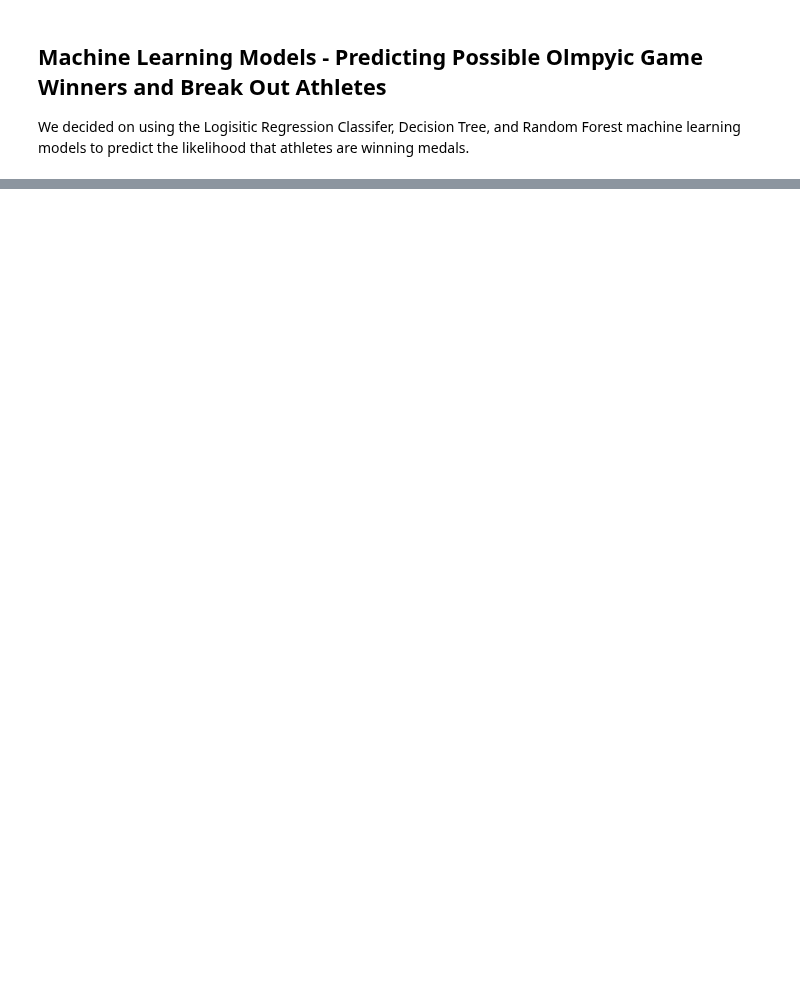
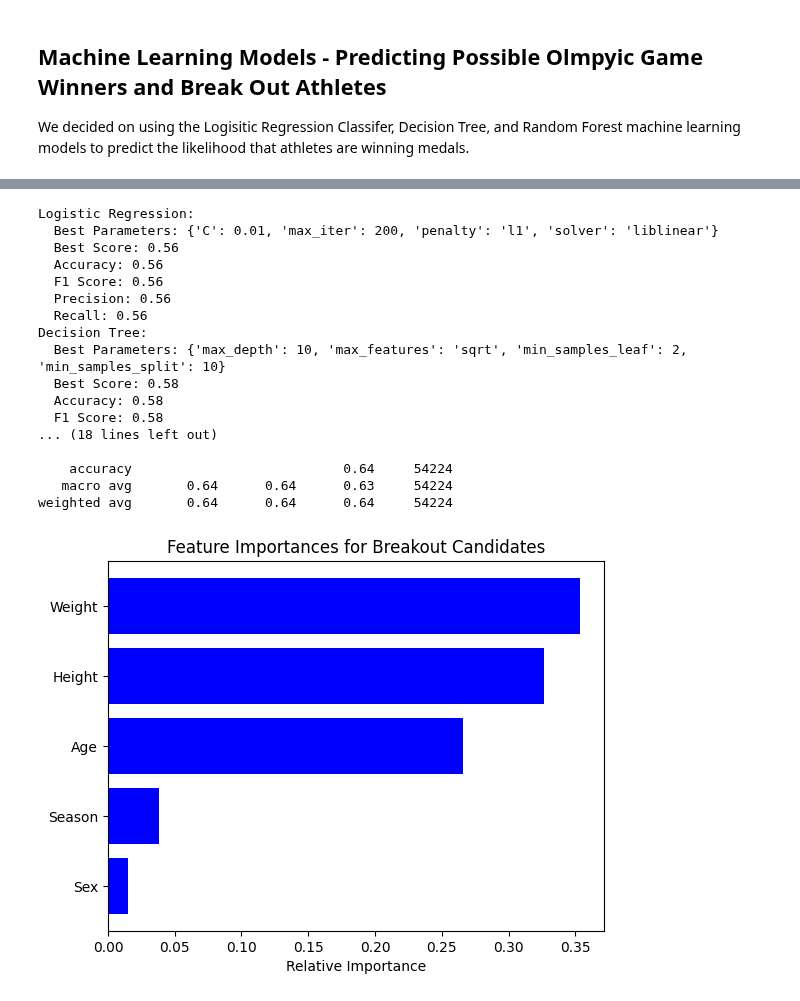
Before and after one commit to joey-tsai/Athletic-Performance-Predictor, a Jupyter notebook: FinalProject.ipynb, the cells around one changed output, grey strips where cells are left out. Cells and saved outputs as stored; diff of their text form; code cells hidden in the pictures; blank space fills up the shorter version.

```diff
--- a/FinalProject.ipynb
+++ b/FinalProject.ipynb
@@ -442,0 +251,76 @@ See the caveats in the documentation: https://pandas.pydata.org/pandas-docs/stab
+# %%
+# Define Features and Target for predicting breakout athletes
+X_breakout = athlete_events[features]
+y_breakout = athlete_events['breakout_candidate']
+
+# Split the data into training and test sets
+X_train_breakout, X_test_breakout, y_train_breakout, y_test_breakout = train_test_split(X_breakout, y_breakout, test_size=0.2, random_state=42)
+
+# Scale features
+scaler = StandardScaler()
+X_train_scaled_breakout = scaler.fit_transform(X_train_breakout)
+X_test_scaled_breakout = scaler.transform(X_test_breakout)
+
+# Model evaluation
+for name, model in models.items():
+    model.fit(X_train_scaled_breakout, y_train_breakout)
+    print(f"{name}:")
+    print(f"  Best Parameters: {model.best_params_}")
+    print(f"  Best Score: {model.best_score_:.2f}")
+
+    y_pred_breakout = model.predict(X_test_scaled_breakout)
+    accuracy_breakout = accuracy_score(y_test_breakout, y_pred_breakout)
+    f1_breakout = f1_score(y_test_breakout, y_pred_breakout, average='micro')
+    precision_breakout = precision_score(y_test_breakout, y_pred_breakout, average='micro', zero_division=0)
+    recall_breakout = recall_score(y_test_breakout, y_pred_breakout, average='micro')
+
+    print(f"  Accuracy: {accuracy_breakout:.2f}")
+    print(f"  F1 Score: {f1_breakout:.2f}")
+    print(f"  Precision: {precision_breakout:.2f}")
+    print(f"  Recall: {recall_breakout:.2f}")
+
+
+# Get the best model
+best_model_name_breakout = max(models, key=lambda k: models[k].best_score_)
+best_model_breakout = models[best_model_name_breakout].best_estimator_
+
+# Evaluate the best model
+best_model_breakout.fit(X_train_scaled_breakout, y_train_breakout)
+y_pred_best_breakout = best_model_breakout.predict(X_test_scaled_breakout)
+accuracy_best_breakout = accuracy_score(y_test_breakout, y_pred_best_breakout)
+f1_best_breakout = f1_score(y_test_breakout, y_pred_best_breakout, average='micro')
+classification_report_best_breakout = classification_report(y_test_breakout, y_pred_best_breakout)
+
+print(f"\nBest Model for Breakout Candidates: {best_model_name_breakout}")
+print(f"Best Model Accuracy: {accuracy_best_breakout:.2f}")
+print(f"Best Model F1 Score: {f1_best_breakout:.2f}")
+print(f"Classification Report for Breakout Candidates:\n{classification_report_best_breakout}")
+
+# Feature Importances
+if hasattr(best_model_breakout, 'feature_importances_'):
+    importances_breakout = best_model_breakout.feature_importances_
+    indices_breakout = np.argsort(importances_breakout)
+    plt.title('Feature Importances for Breakout Candidates')
+    plt.barh(range(len(indices_breakout)), importances_breakout[indices_breakout], color='b', align='center')
+    plt.yticks(range(len(indices_breakout)), [features[i] for i in indices_breakout])
+    plt.xlabel('Relative Importance')
+    plt.show()
+# %% [output]
+Logistic Regression:
+  Best Parameters: {'C': 0.01, 'max_iter': 200, 'penalty': 'l1', 'solver': 'liblinear'}
+  Best Score: 0.56
+  Accuracy: 0.56
+  F1 Score: 0.56
+  Precision: 0.56
+  Recall: 0.56
+Decision Tree:
+  Best Parameters: {'max_depth': 10, 'max_features': 'sqrt', 'min_samples_leaf': 2, 'min_samples_split': 10}
+  Best Score: 0.58
+  Accuracy: 0.58
+  F1 Score: 0.58
+... (18 lines left out)
+
+    accuracy                           0.64     54224
+   macro avg       0.64      0.64      0.63     54224
+weighted avg       0.64      0.64      0.64     54224
+[figure, added]
```
Also changed, not shown: parts of 10 cells of this notebook, 1 other file.
